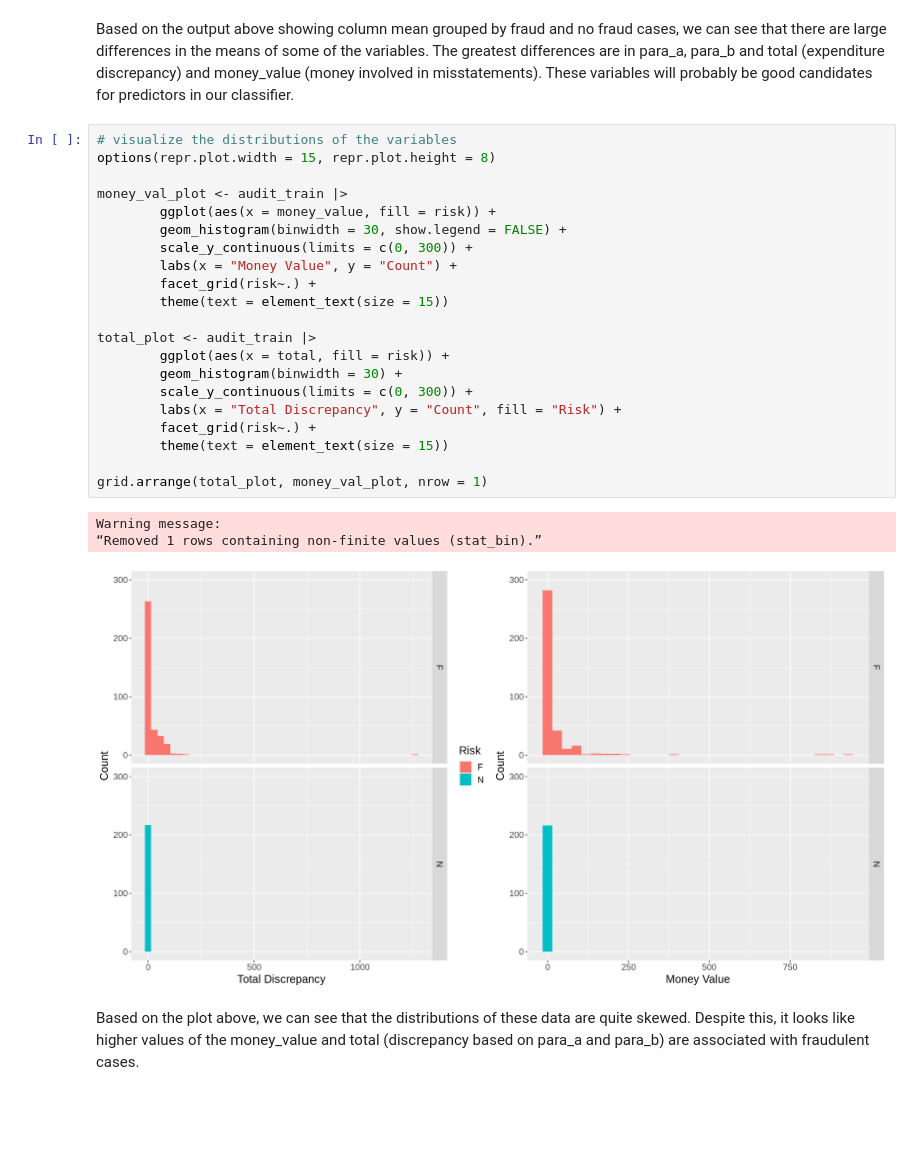
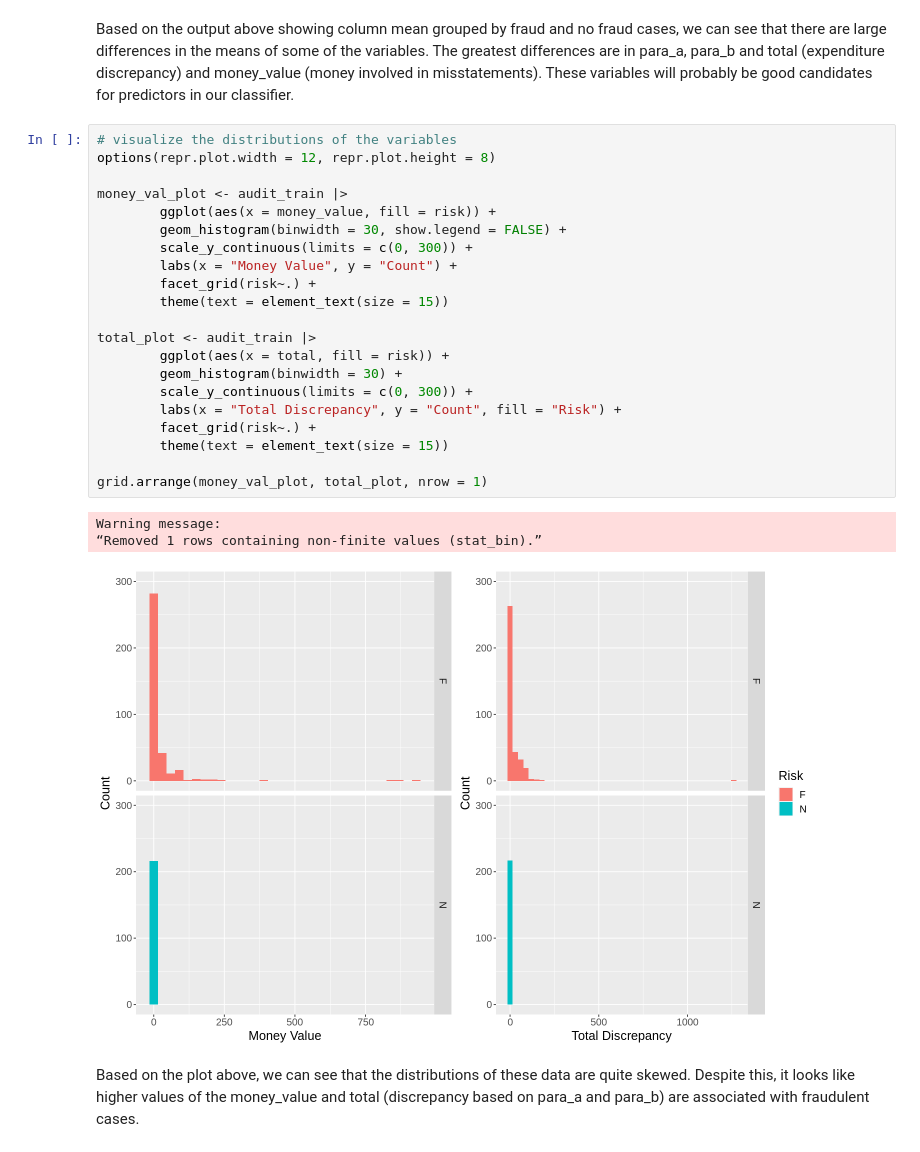
Before and after one commit to hakkd/KNN-Fraud-Detection, a Jupyter notebook: Group_Proposal.ipynb, the cells around one changed output. Saved outputs shown, nothing was run; the diff lists cells and outputs as text; blank space fills up the shorter version.

```diff
--- a/Group_Proposal.ipynb
+++ b/Group_Proposal.ipynb
@@ -162,29 +165,29 @@ A tibble: 2 × 17
 Based on the output above showing column mean grouped by fraud and no fraud cases, we can see that there are large differences in the means of some of the variables. The greatest differences are in para_a, para_b and total (expenditure discrepancy) and money_value (money involved in misstatements). These variables will probably be good candidates for predictors in our classifier.
 # %%
 # visualize the distributions of the variables
-options(repr.plot.width = 15, repr.plot.height = 8)
+options(repr.plot.width = 12, repr.plot.height = 8)
 
 money_val_plot <- audit_train |>
         ggplot(aes(x = money_value, fill = risk)) +
         geom_histogram(binwidth = 30, show.legend = FALSE) +
         scale_y_continuous(limits = c(0, 300)) +
         labs(x = "Money Value", y = "Count") +
         facet_grid(risk~.) +
         theme(text = element_text(size = 15))
 
 total_plot <- audit_train |>
         ggplot(aes(x = total, fill = risk)) +
         geom_histogram(binwidth = 30) +
         scale_y_continuous(limits = c(0, 300)) +
         labs(x = "Total Discrepancy", y = "Count", fill = "Risk") +
         facet_grid(risk~.) +
         theme(text = element_text(size = 15))
 
-grid.arrange(total_plot, money_val_plot, nrow = 1)
+grid.arrange(money_val_plot, total_plot, nrow = 1)
 # %% [output]
 Warning message:
 “Removed 1 rows containing non-finite values (stat_bin).”
-[figure, old version]
+[figure, new version]
 # %% [markdown]
 Based on the plot above, we can see that the distributions of these data are quite skewed. Despite this, it looks like higher values of the money_value and total (discrepancy based on para_a and para_b) are associated with fraudulent cases.
 # %%
```
Also changed, not shown: parts of 3 cells of this notebook.
